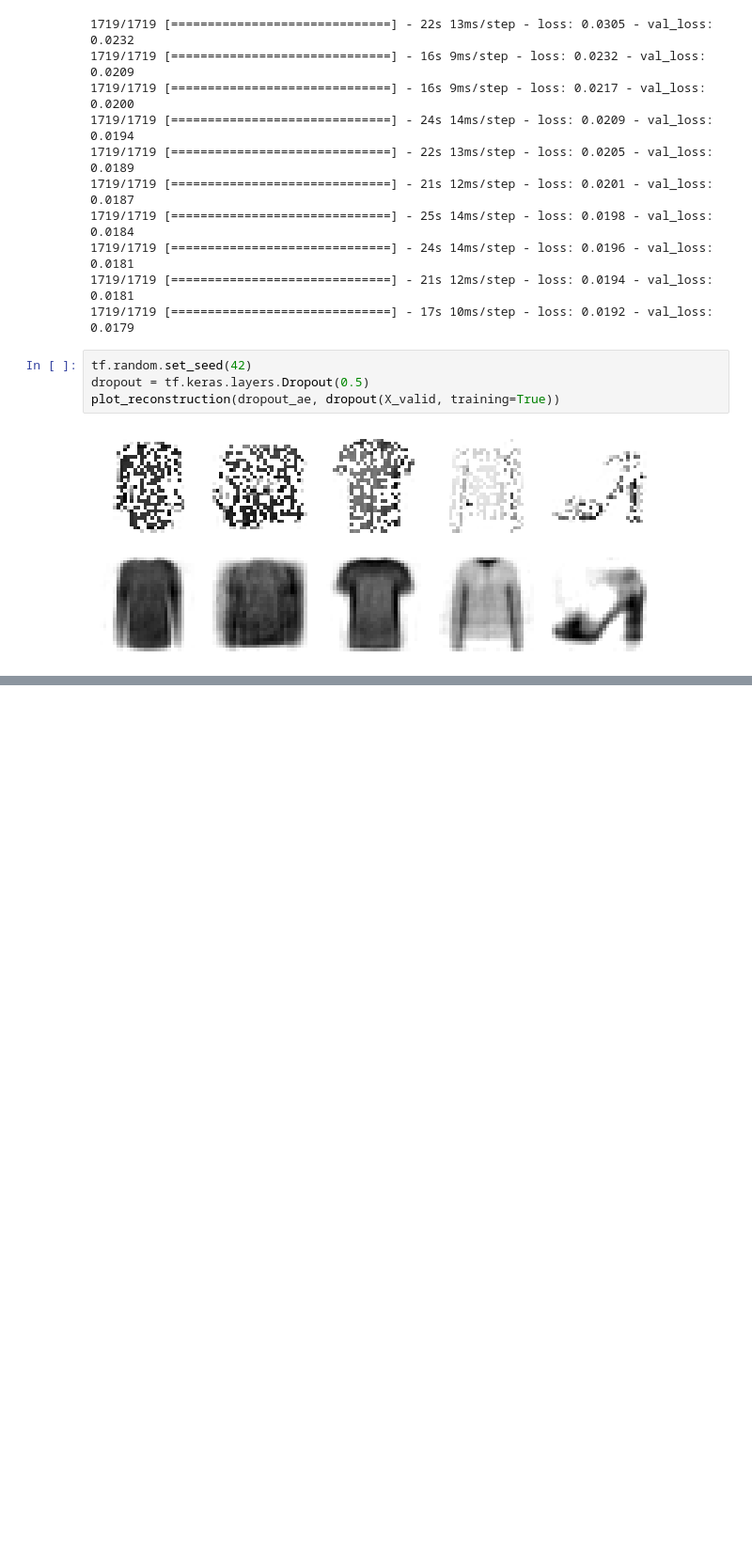
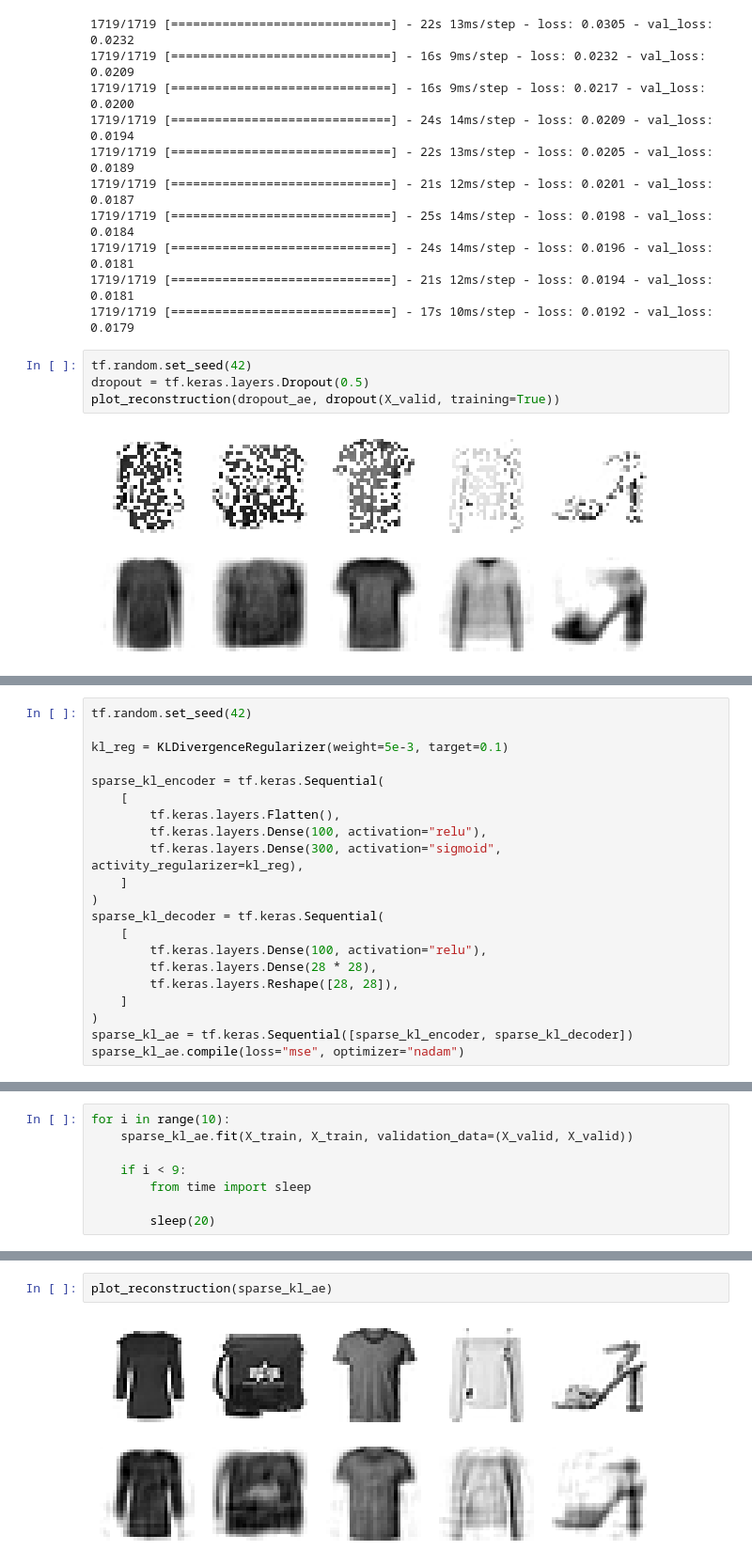
Before and after one commit to tandao0909/hands-on-with-DS, a Jupyter notebook: Chapter 17/generate.ipynb, the cells around one changed output, grey strips where cells are left out. Shown at 94% size. Saved outputs shown, nothing was run; the diff lists cells and outputs as text; blank space fills up the shorter version.

```diff
--- a/Chapter 17/generate.ipynb
+++ b/Chapter 17/generate.ipynb
@@ -488,0 +578,21 @@ plot_reconstruction(dropout_ae, dropout(X_valid, training=True))
+# %%
+tf.random.set_seed(42)
+
+kl_reg = KLDivergenceRegularizer(weight=5e-3, target=0.1)
+
+sparse_kl_encoder = tf.keras.Sequential(
+    [
+        tf.keras.layers.Flatten(),
+        tf.keras.layers.Dense(100, activation="relu"),
+        tf.keras.layers.Dense(300, activation="sigmoid", activity_regularizer=kl_reg),
+    ]
+)
+sparse_kl_decoder = tf.keras.Sequential(
+    [
+        tf.keras.layers.Dense(100, activation="relu"),
+        tf.keras.layers.Dense(28 * 28),
+        tf.keras.layers.Reshape([28, 28]),
+    ]
+)
+sparse_kl_ae = tf.keras.Sequential([sparse_kl_encoder, sparse_kl_decoder])
+sparse_kl_ae.compile(loss="mse", optimizer="nadam")
@@ -488,0 +603,8 @@ plot_reconstruction(dropout_ae, dropout(X_valid, training=True))
+# %%
+for i in range(10):
+    sparse_kl_ae.fit(X_train, X_train, validation_data=(X_valid, X_valid))
+
+    if i < 9:
+        from time import sleep
+
+        sleep(20)
@@ -488,0 +622,4 @@ plot_reconstruction(dropout_ae, dropout(X_valid, training=True))
+# %%
+plot_reconstruction(sparse_kl_ae)
+# %% [output]
+[figure, added]
```
Also changed, not shown: parts of 14 cells of this notebook, 1 other file.
